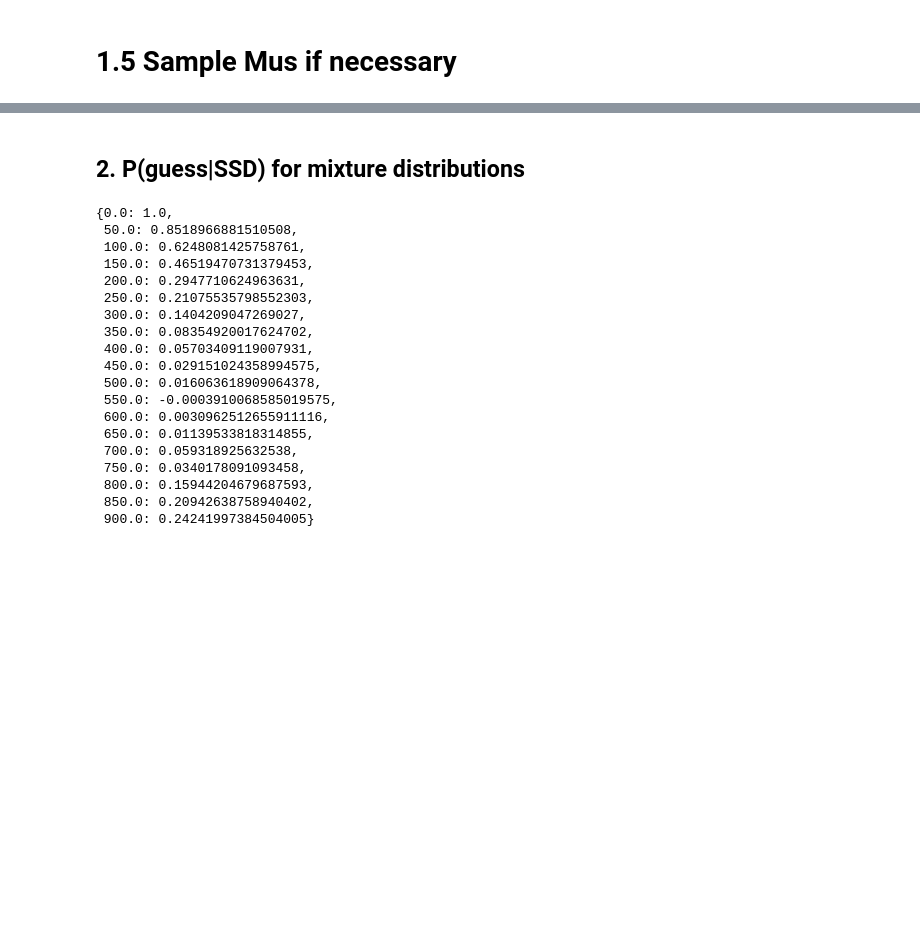
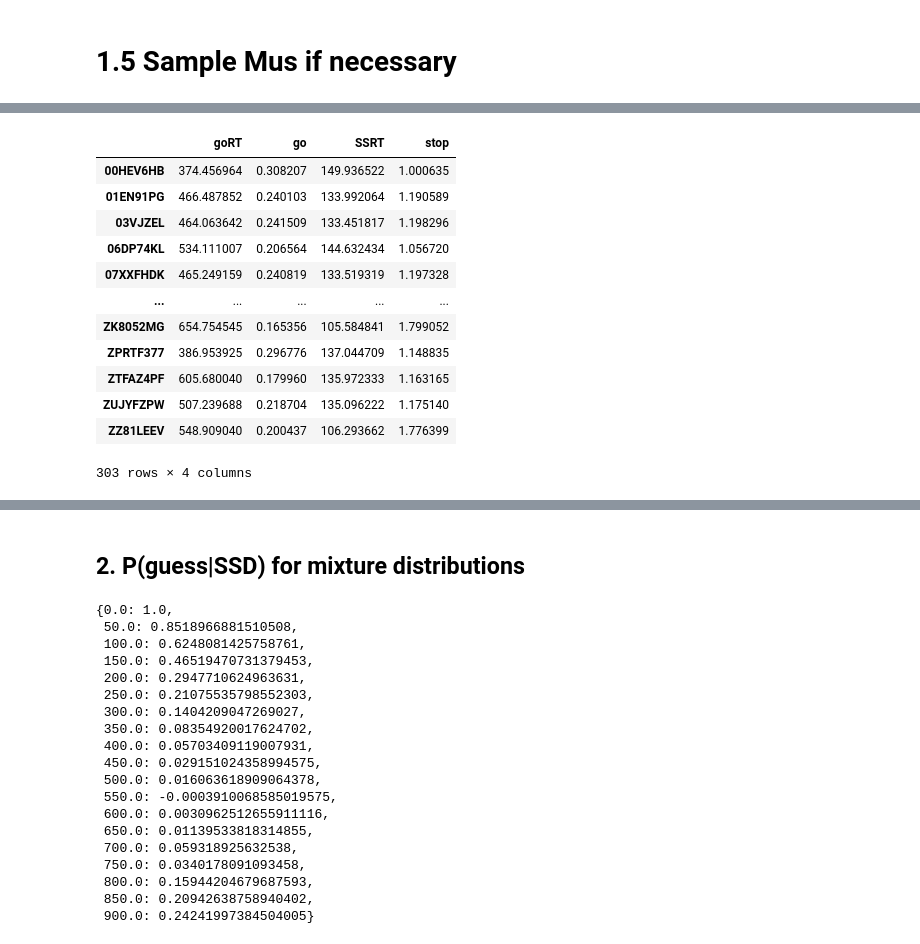
Before and after one commit to henrymj/ABCD_simulations, a Jupyter notebook: preprocess_ABCD_get_metrics.ipynb, the cells around one changed output, grey strips where cells are left out. Saved outputs shown, nothing was run; the diff lists cells and outputs as text; code cells hidden in the pictures; blank space fills up the shorter version.

```diff
--- a/preprocess_ABCD_get_metrics.ipynb
+++ b/preprocess_ABCD_get_metrics.ipynb
@@ -242,0 +282,16 @@ NameError: name 'path' is not defined
+# %%
+mu_df.query('stop > 1')
+# %% [output]
+|  | goRT | go | SSRT | stop |
+| 00HEV6HB | 374.456964 | 0.308207 | 149.936522 | 1.000635 |
+| 01EN91PG | 466.487852 | 0.240103 | 133.992064 | 1.190589 |
+| 03VJZEL | 464.063642 | 0.241509 | 133.451817 | 1.198296 |
+| 06DP74KL | 534.111007 | 0.206564 | 144.632434 | 1.056720 |
+| 07XXFHDK | 465.249159 | 0.240819 | 133.519319 | 1.197328 |
+| ... | ... | ... | ... | ... |
+| ZK8052MG | 654.754545 | 0.165356 | 105.584841 | 1.799052 |
+| ZPRTF377 | 386.953925 | 0.296776 | 137.044709 | 1.148835 |
+| ZTFAZ4PF | 605.680040 | 0.179960 | 135.972333 | 1.163165 |
+| ZUJYFZPW | 507.239688 | 0.218704 | 135.096222 | 1.175140 |
+| ZZ81LEEV | 548.909040 | 0.200437 | 106.293662 | 1.776399 |
+303 rows × 4 columns
```
Also changed, not shown: parts of 17 cells of this notebook, 2 other files.
